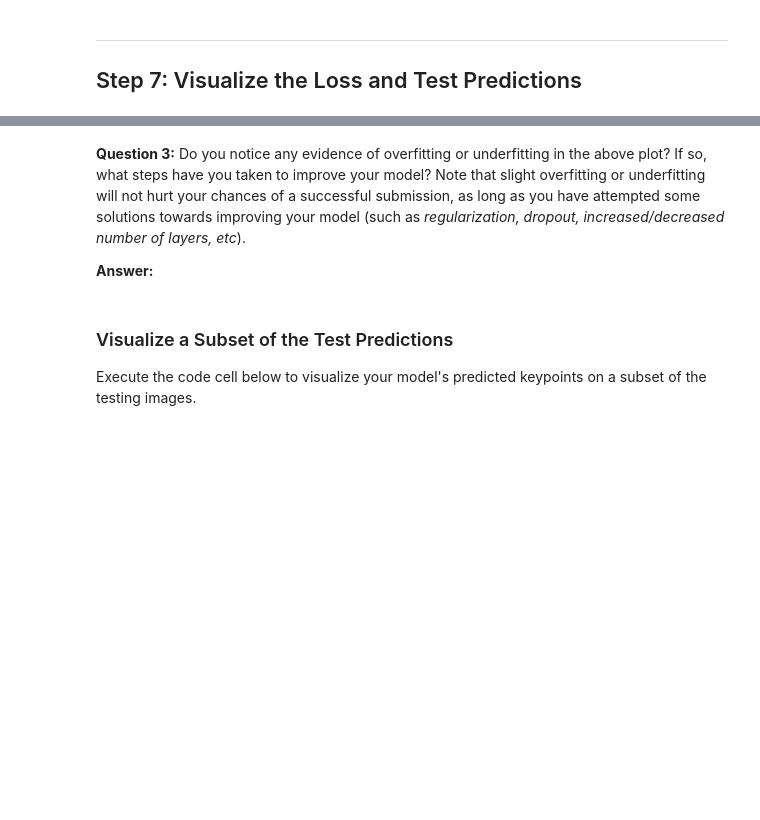
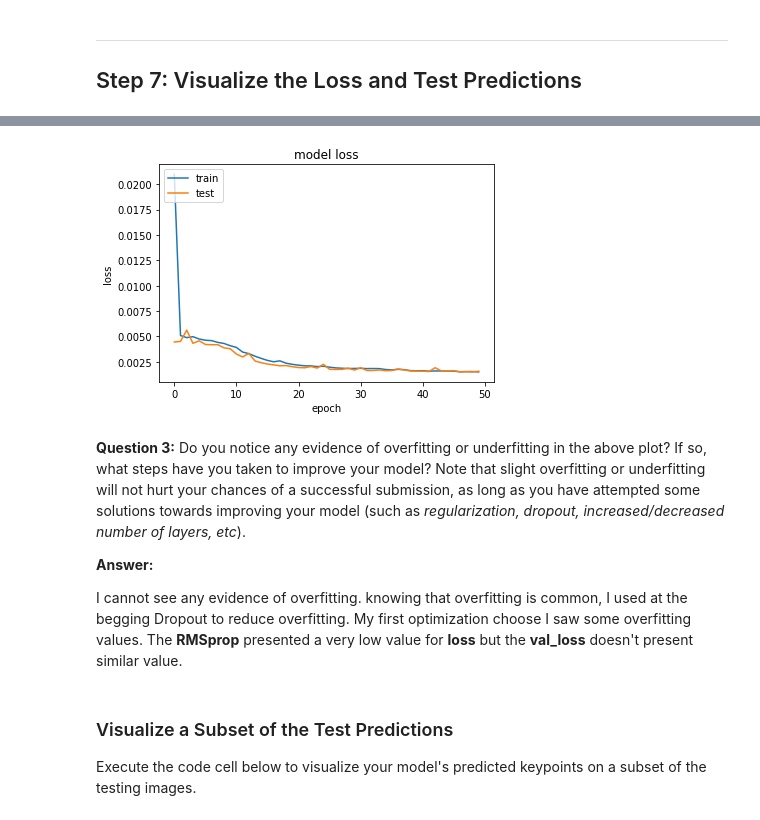
Before and after one commit to vepo/AIND-CV-FacialKeypoints, a Jupyter notebook: CV_project.ipynb, the cells around one changed output, grey strips where cells are left out. Saved outputs shown, nothing was run; the diff lists cells and outputs as text; code cells hidden in the pictures; blank space fills up the shorter version.

```diff
--- a/CV_project.ipynb
+++ b/CV_project.ipynb
@@ -738,15 +741,16 @@ from keras.layers import Flatten, Dense
 # It should have a fully-connected output layer with 30 values (2 for each facial keypoint)
 
 model = Sequential()
-model.add(Convolution2D(100, (3, 3), activation='relu', input_shape=(96, 96, 1)))
-model.add(MaxPooling2D(pool_size=(2,2)))
+model.add(Convolution2D(96, (3, 3), activation='relu', input_shape=(96, 96, 1)))
+model.add(Convolution2D(60, (3, 3)))
+#model.add(Convolution2D(40, (3, 3)))
+model.add(MaxPooling2D(pool_size=(2, 2)))
+model.add(Convolution2D(30, (3, 3)))
+model.add(Convolution2D(30, (3, 3)))
 model.add(Dropout(0.25))
 model.add(Flatten())
 model.add(Dense(30))
 
-
-
-
 # Summarize the model
 model.summary()
 # %% [output]
@@ -785,13 +789,11 @@ Experiment with your model to minimize the validation loss (measured as mean squ
 # %%
 from keras.optimizers import SGD, RMSprop, Adagrad, Adadelta, Adam, Adamax, Nadam
 
-sgd = SGD(lr=0.01, momentum=0.9, nesterov=True)
-
 ## TODO: Compile the model
-model.compile(loss='mean_squared_error', optimizer=sgd)
+model.compile(loss='mean_squared_error', optimizer=SGD(lr=0.03, decay=0.0, momentum=0.9, nesterov=False))
 
 ## TODO: Train the model
-hist = model.fit(X_train, y_train, epochs=20, validation_split=0.2,verbose=2)
+hist = model.fit(X_train, y_train, epochs=50, validation_split=0.2,verbose=1)
 
 ## TODO: Save the model as model.h5
 model.save('my_model.h5')
@@ -837,7 +856,22 @@ Use the code cell below to plot the training and validation loss of your neural
+# %%
+## TODO: Visualize the training and validation loss of your neural network
+# summarize history for loss
+plt.plot(hist.history['loss'])
+plt.plot(hist.history['val_loss'])
+plt.title('model loss')
+plt.ylabel('loss')
+plt.xlabel('epoch')
+plt.legend(['train', 'test'], loc='upper left')
+plt.show()
+# %% [output]
+[figure, added]
 # %% [markdown]
 __Question 3:__  Do you notice any evidence of overfitting or underfitting in the above plot?  If so, what steps have you taken to improve your model?  Note that slight overfitting or underfitting will not hurt your chances of a successful submission, as long as you have attempted some solutions towards improving your model (such as _regularization, dropout, increased/decreased number of layers, etc_).
 
 __Answer:__
+
+I cannot see any evidence of overfitting. knowing that overfitting  is common, I used at the begging Dropout to reduce overfitting.
+My first optimization choose I saw some overfitting values. The **RMSprop** presented a very low value for **loss** but the **val_loss** doesn't present similar value.
 # %% [markdown]
 ### Visualize a Subset of the Test Predictions
 
```
Also changed, not shown: parts of 11 cells of this notebook.
